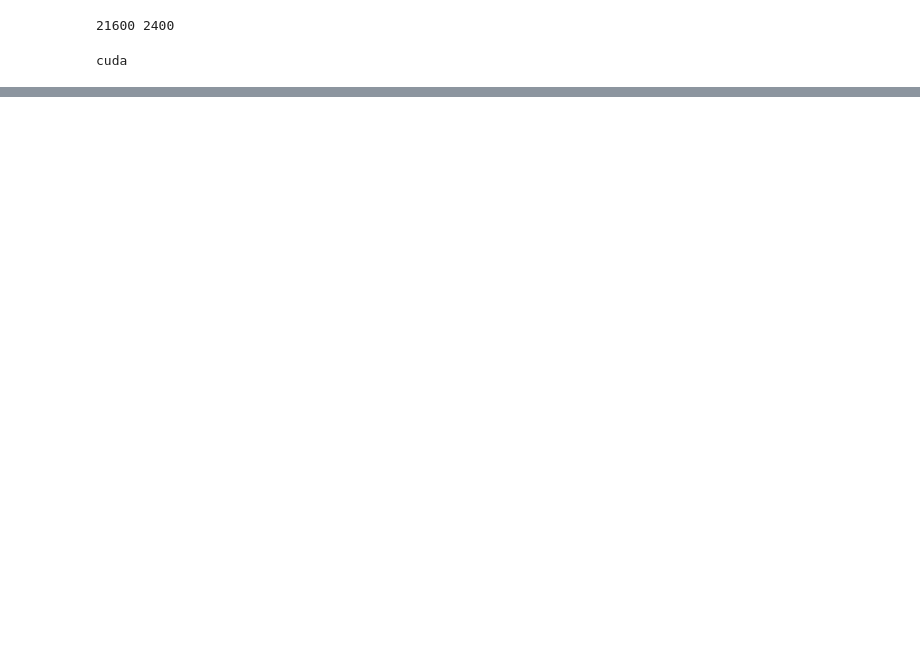
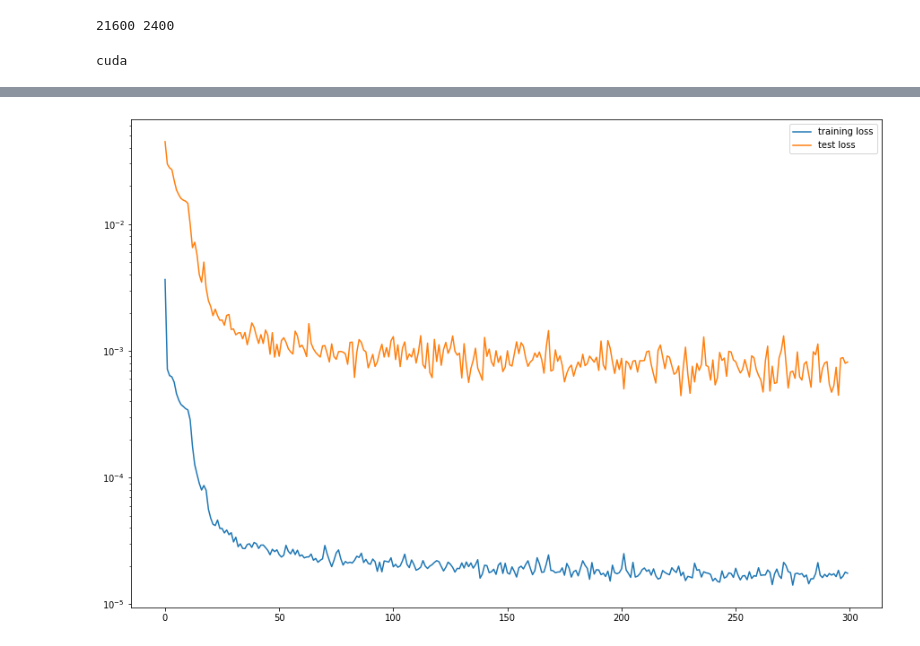
Before and after one commit to vparonov/AIPlayground, a Jupyter notebook: MagicDarts_2021_03_19.ipynb, the cells around one changed output, grey strips where cells are left out. Cells and saved outputs as stored; diff of their text form; code cells hidden in the pictures; blank space fills up the shorter version.

```diff
--- a/MagicDarts_2021_03_19.ipynb
+++ b/MagicDarts_2021_03_19.ipynb
@@ -243,8 +294,14 @@ print(device)
 cuda
 # %%
 num_epochs = 300
+
+test_dataloader = DataLoader(test_dataset, batch_size=len(test_dataset),
+                        shuffle=True, num_workers=0)
+
 #learning_rate = 0.0001
 epoch_loss = []
+epoch_test_loss = []
+
 model.train()
 for epoch in range(num_epochs):
   current_loss = 0
@@ -256,17 +313,32 @@ for epoch in range(num_epochs):
     optimizer.zero_grad() #caluclate the gradient, manually setting to 0
     #print(outputs.shape)
     # obtain the loss function
-    loss = torch.sqrt(criterion(outputs, sample['y'].to(device)))
+    #loss = torch.sqrt(criterion(outputs, sample['y'].to(device)))
+    loss = criterion(outputs, sample['y'].to(device))
     loss.backward() #calculates the loss of the loss function
     current_loss += loss.item()
     optimizer.step() #improve from loss, i.e backprop
     #print("loss: %1.5f" % (loss.item()))
     if epoch % 20 == 0:
       torch.save(model.state_dict(), 'drive/MyDrive/darts_data/lstm4.pd')
-  epoch_loss.append(current_loss / batch_size)
-  print("Epoch: %d, loss: %1.10f" % (epoch, current_loss / batch_size))
+
+  current_test_loss = 0
+  for batch, sample in enumerate(test_dataloader):
+    with torch.no_grad():
+      outputs = model.forward(sample['x'].to(device)) #forward pass
+      loss = criterion(outputs, sample['y'].to(device))
+      current_test_loss += loss.item()
+
+  epoch_test_loss.append(current_test_loss)
+
+  epoch_loss.append(current_loss/batch_size)
+
+  print("Epoch: %d, loss: %1.10f test loss: %1.10f" % (epoch, current_loss/batch_size, current_test_loss))
 
 torch.save(model.state_dict(), 'drive/MyDrive/darts_data/lstm4.pd')
 #plt.plot(epoch_loss)
-plt.semilogy(epoch_loss)
+plt.semilogy(epoch_loss, label="training loss")
+plt.semilogy(epoch_test_loss, label="test loss")
+plt.legend()
 plt.show()
+# %% [output]
@@ -272,0 +362 @@ plt.show()
+[figure, added]
```
Also changed, not shown: parts of 10 cells of this notebook.
